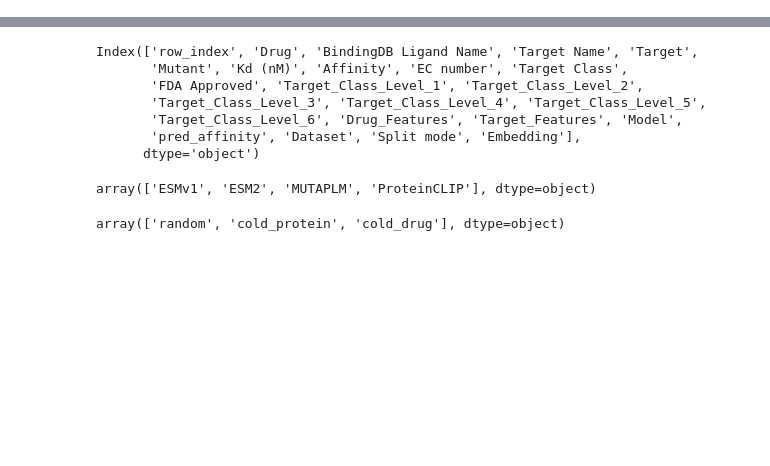
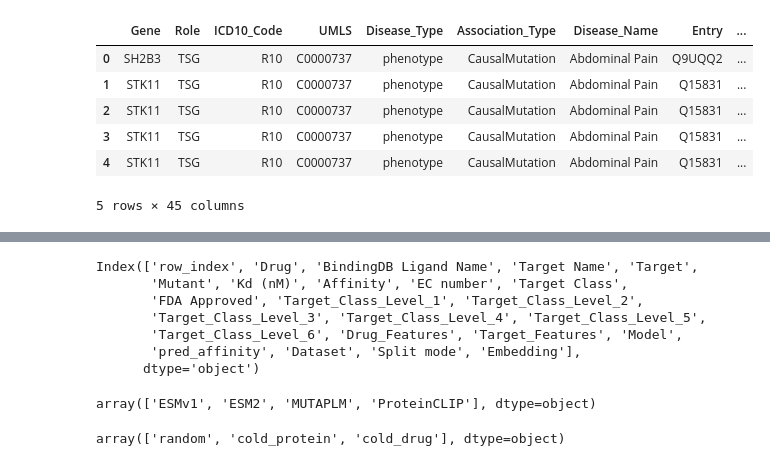
Before and after one commit to ygrepo/drug_discovery, a Jupyter notebook: notebook/load_data.ipynb, the cells around one changed output, grey strips where cells are left out. Drawn from its saved outputs; the diff is of its cells as text; code cells hidden in the pictures; blank space fills up the shorter version.

```diff
--- a/notebook/load_data.ipynb
+++ b/notebook/load_data.ipynb
@@ -14,3 +14,15 @@ from src.ML_benchmark_prediction_analysis import (
 # %%
 %reload_ext autoreload
 %autoreload 2
+# %%
+path = Path("../output/data/gtdb_causal_onco_tsg_gene_disease_icd10_protein_class.csv")
+df = pd.read_csv(path)
+df.head()
+# %% [output]
+|  | Gene | Role | ICD10_Code | UMLS | Disease_Type | Association_Type | Disease_Name | Entry | ... |
+| 0 | SH2B3 | TSG | R10 | C0000737 | phenotype | CausalMutation | Abdominal Pain | Q9UQQ2 | ... |
+| 1 | STK11 | TSG | R10 | C0000737 | phenotype | CausalMutation | Abdominal Pain | Q15831 | ... |
+| 2 | STK11 | TSG | R10 | C0000737 | phenotype | CausalMutation | Abdominal Pain | Q15831 | ... |
+| 3 | STK11 | TSG | R10 | C0000737 | phenotype | CausalMutation | Abdominal Pain | Q15831 | ... |
+| 4 | STK11 | TSG | R10 | C0000737 | phenotype | CausalMutation | Abdominal Pain | Q15831 | ... |
+5 rows × 45 columns
```
Also changed, not shown: parts of 2 cells of this notebook.
